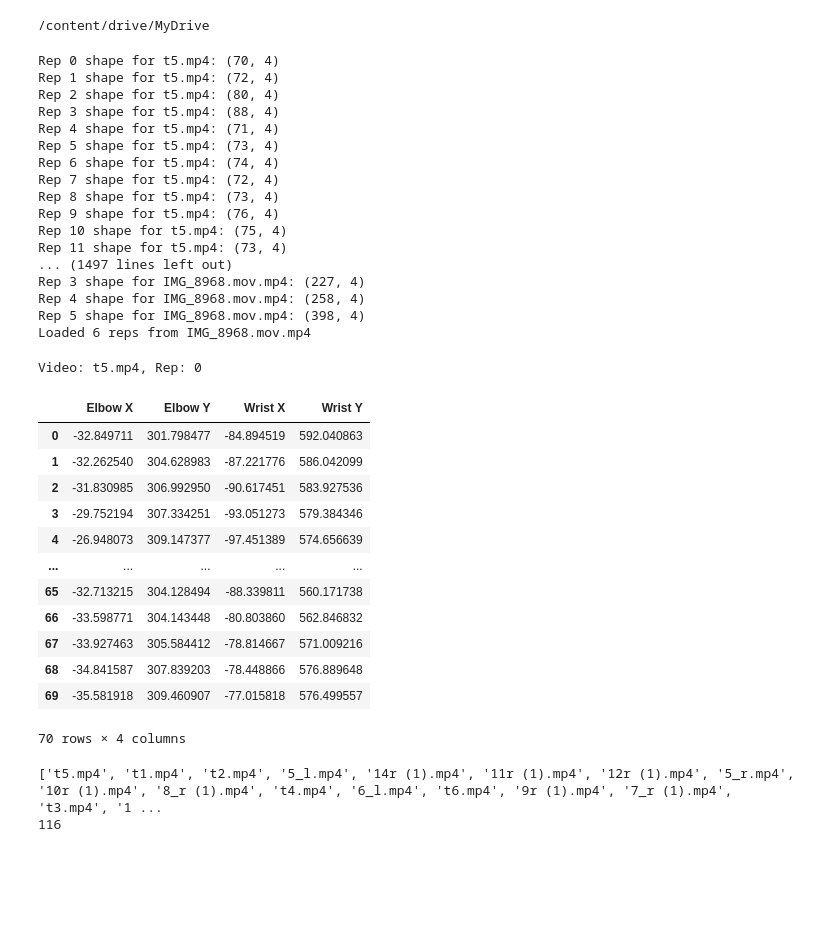
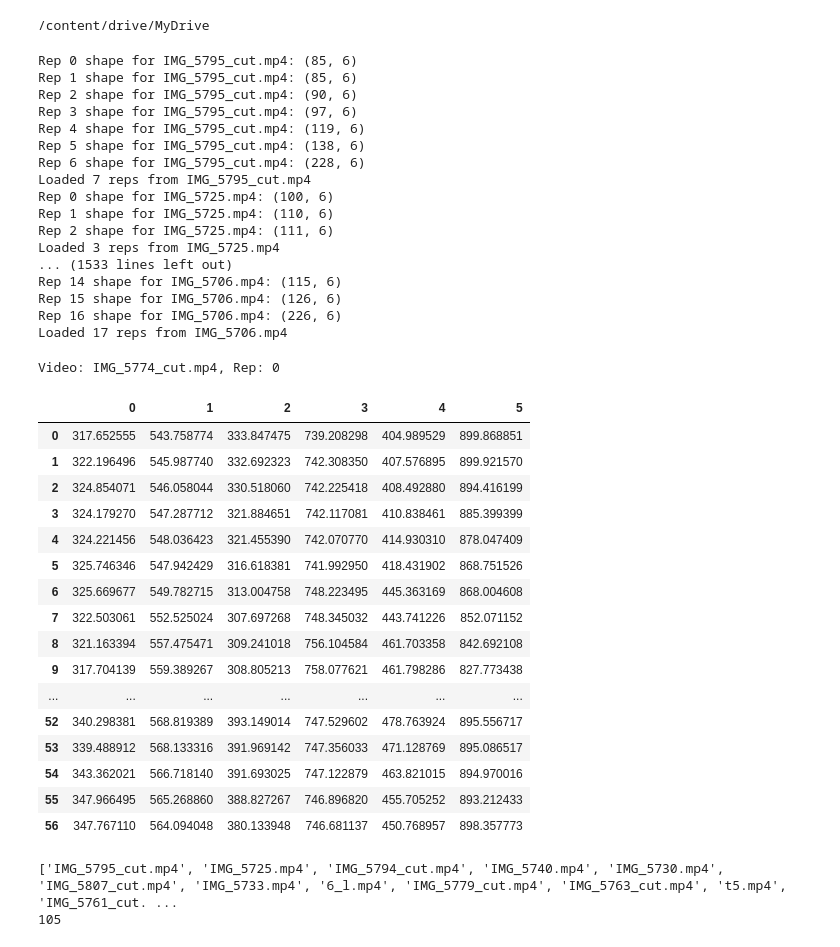
Before and after one commit to Cat2005/ML-rep-failure, a Jupyter notebook: lstm_rep_detection.ipynb, the cells around one changed output. Drawn from its saved outputs; the diff is of its cells as text; code cells hidden in the pictures; blank space fills up the shorter version.

```diff
--- a/lstm_rep_detection.ipynb
+++ b/lstm_rep_detection.ipynb
@@ -129,7 +129,7 @@ def save_existing_reps_data(all_reps_data, save_dir='processed_data'):
 
 import numpy as np
 
-def load_all_processed_data(processed_dir='processed_data'):
+def load_all_processed_data(processed_dir='data_to_model_npz'):
     """
     Load all processed rep data from .npz files in directory.
 
@@ -220,58 +227,62 @@ def prepare_rep_for_lstm_quantiles(rep_data, fps=30, num_quantiles=5):
 
     return features
 # %%
-all_sets = load_all_processed_data("./processed_npzs")
+all_sets = load_all_processed_data("./data_to_model_npz")
 # %% [output]
-Rep 0 shape for t5.mp4: (70, 4)
-Rep 1 shape for t5.mp4: (72, 4)
-Rep 2 shape for t5.mp4: (80, 4)
-Rep 3 shape for t5.mp4: (88, 4)
-Rep 4 shape for t5.mp4: (71, 4)
-Rep 5 shape for t5.mp4: (73, 4)
-Rep 6 shape for t5.mp4: (74, 4)
-Rep 7 shape for t5.mp4: (72, 4)
-Rep 8 shape for t5.mp4: (73, 4)
-Rep 9 shape for t5.mp4: (76, 4)
-Rep 10 shape for t5.mp4: (75, 4)
-Rep 11 shape for t5.mp4: (73, 4)
-... (1497 lines left out)
-Rep 3 shape for IMG_8968.mov.mp4: (227, 4)
-Rep 4 shape for IMG_8968.mov.mp4: (258, 4)
-Rep 5 shape for IMG_8968.mov.mp4: (398, 4)
-Loaded 6 reps from IMG_8968.mov.mp4
+Rep 0 shape for IMG_5795_cut.mp4: (85, 6)
+Rep 1 shape for IMG_5795_cut.mp4: (85, 6)
+Rep 2 shape for IMG_5795_cut.mp4: (90, 6)
+Rep 3 shape for IMG_5795_cut.mp4: (97, 6)
+Rep 4 shape for IMG_5795_cut.mp4: (119, 6)
+Rep 5 shape for IMG_5795_cut.mp4: (138, 6)
+Rep 6 shape for IMG_5795_cut.mp4: (228, 6)
+Loaded 7 reps from IMG_5795_cut.mp4
+Rep 0 shape for IMG_5725.mp4: (100, 6)
+Rep 1 shape for IMG_5725.mp4: (110, 6)
+Rep 2 shape for IMG_5725.mp4: (111, 6)
+Loaded 3 reps from IMG_5725.mp4
+... (1533 lines left out)
+Rep 14 shape for IMG_5706.mp4: (115, 6)
+Rep 15 shape for IMG_5706.mp4: (126, 6)
+Rep 16 shape for IMG_5706.mp4: (226, 6)
+Loaded 17 reps from IMG_5706.mp4
 # %%
 import pandas as pd
 
 # Get the first video name from all_sets
 first_video_name = list(all_sets.keys())[0]
 
 # Get the first repetition from that video
 first_rep = all_sets[first_video_name][0]
 
 # Define column names based on the data structure
-column_names = ['Elbow X', 'Elbow Y', 'Wrist X', 'Wrist Y']
+column_names = ['Shoulder X', 'Shoulder Y', 'Elbow X', 'Elbow Y', 'Wrist X', 'Wrist Y']
 
 # Create a DataFrame
-df = pd.DataFrame(first_rep, columns=column_names)
+df = pd.DataFrame(first_rep)
 
 # Display the DataFrame
 print(f"Video: {first_video_name}, Rep: 0")
 display(df)
 # %% [output]
-Video: t5.mp4, Rep: 0
+Video: IMG_5774_cut.mp4, Rep: 0
-|  | Elbow X | Elbow Y | Wrist X | Wrist Y |
-| 0 | -32.849711 | 301.798477 | -84.894519 | 592.040863 |
-| 1 | -32.262540 | 304.628983 | -87.221776 | 586.042099 |
-| 2 | -31.830985 | 306.992950 | -90.617451 | 583.927536 |
-| 3 | -29.752194 | 307.334251 | -93.051273 | 579.384346 |
-| 4 | -26.948073 | 309.147377 | -97.451389 | 574.656639 |
-| ... | ... | ... | ... | ... |
-| 65 | -32.713215 | 304.128494 | -88.339811 | 560.171738 |
-| 66 | -33.598771 | 304.143448 | -80.803860 | 562.846832 |
-| 67 | -33.927463 | 305.584412 | -78.814667 | 571.009216 |
-| 68 | -34.841587 | 307.839203 | -78.448866 | 576.889648 |
-| 69 | -35.581918 | 309.460907 | -77.015818 | 576.499557 |
+|  | 0 | 1 | 2 | 3 | 4 | 5 |
+| 0 | 317.652555 | 543.758774 | 333.847475 | 739.208298 | 404.989529 | 899.868851 |
+| 1 | 322.196496 | 545.987740 | 332.692323 | 742.308350 | 407.576895 | 899.921570 |
+| 2 | 324.854071 | 546.058044 | 330.518060 | 742.225418 | 408.492880 | 894.416199 |
+| 3 | 324.179270 | 547.287712 | 321.884651 | 742.117081 | 410.838461 | 885.399399 |
+| 4 | 324.221456 | 548.036423 | 321.455390 | 742.070770 | 414.930310 | 878.047409 |
+| 5 | 325.746346 | 547.942429 | 316.618381 | 741.992950 | 418.431902 | 868.751526 |
+| 6 | 325.669677 | 549.782715 | 313.004758 | 748.223495 | 445.363169 | 868.004608 |
+| 7 | 322.503061 | 552.525024 | 307.697268 | 748.345032 | 443.741226 | 852.071152 |
+| 8 | 321.163394 | 557.475471 | 309.241018 | 756.104584 | 461.703358 | 842.692108 |
+| 9 | 317.704139 | 559.389267 | 308.805213 | 758.077621 | 461.798286 | 827.773438 |
+| ... | ... | ... | ... | ... | ... | ... |
+| 52 | 340.298381 | 568.819389 | 393.149014 | 747.529602 | 478.763924 | 895.556717 |
+| 53 | 339.488912 | 568.133316 | 391.969142 | 747.356033 | 471.128769 | 895.086517 |
+| 54 | 343.362021 | 566.718140 | 391.693025 | 747.122879 | 463.821015 | 894.970016 |
+| 55 | 347.966495 | 565.268860 | 388.827267 | 746.896820 | 455.705252 | 893.212433 |
+| 56 | 347.767110 | 564.094048 | 380.133948 | 746.681137 | 450.768957 | 898.357773 |
-70 rows × 4 columns
 # %%
 # 1) Prepare your data:
 all_sets_list = list(all_sets.values())
@@ -323,8 +331,8 @@ def augment_time_series(data, speed_range=(0.9, 1.1), noise_std=0.01):
 print(list(all_sets.keys()))
 print(len(list(all_sets.keys())))
 # %% [output]
-['t5.mp4', 't1.mp4', 't2.mp4', '5_l.mp4', '14r (1).mp4', '11r (1).mp4', '12r (1).mp4', '5_r.mp4', '10r (1).mp4', '8_r (1).mp4', 't4.mp4', '6_l.mp4', 't6.mp4', '9r (1).mp4', '7_r (1).mp4', 't3.mp4', '1 ...
-116
+['IMG_5795_cut.mp4', 'IMG_5725.mp4', 'IMG_5794_cut.mp4', 'IMG_5740.mp4', 'IMG_5730.mp4', 'IMG_5807_cut.mp4', 'IMG_5733.mp4', '6_l.mp4', 'IMG_5779_cut.mp4', 'IMG_5763_cut.mp4', 't5.mp4', 'IMG_5761_cut. ...
+105
 # %%
 import pandas as pd
 
```
Also changed, not shown: parts of 21 cells of this notebook.
